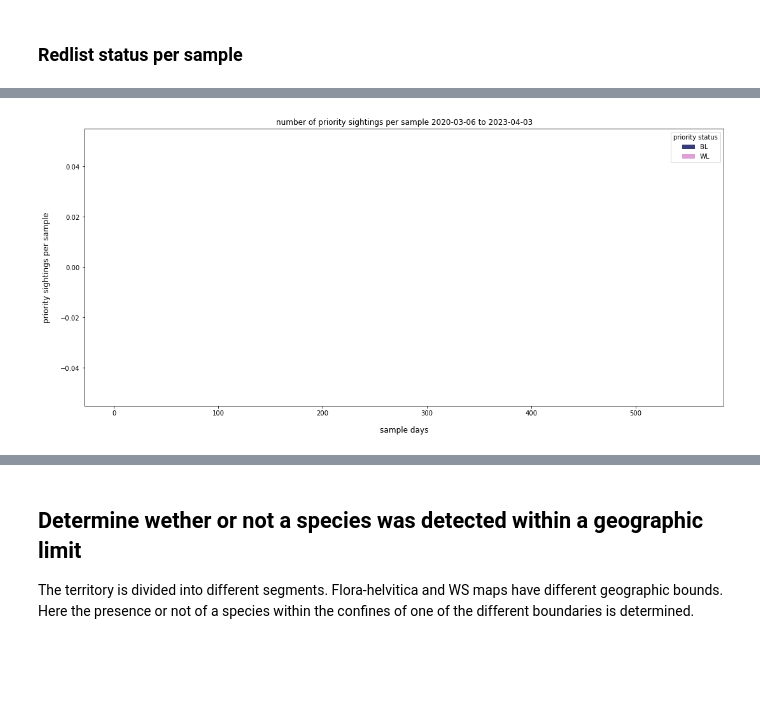
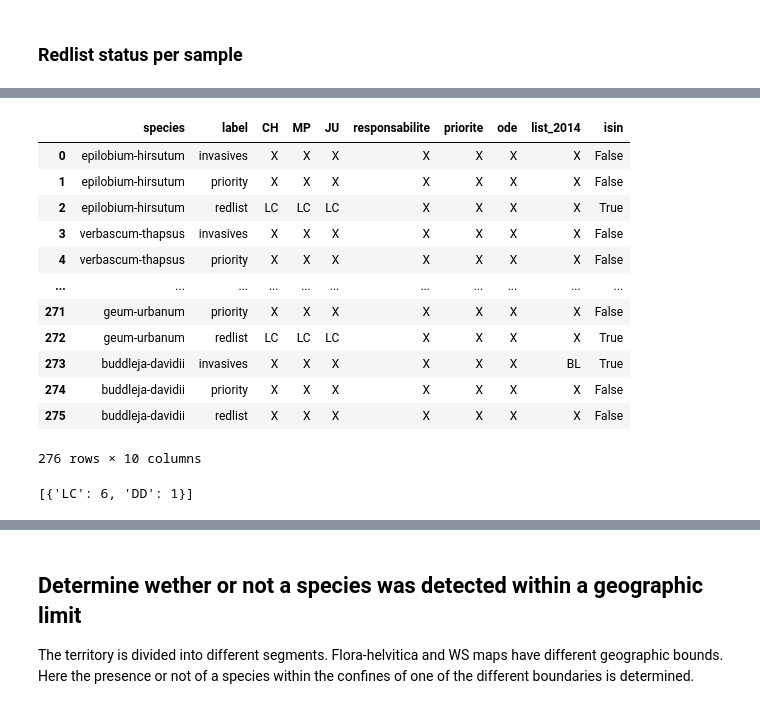
Before and after one commit to thorerismann/flora-buckets, a Jupyter notebook: species_watch_lists.ipynb, the cells around one changed output, grey strips where cells are left out. Drawn from its saved outputs; the diff is of its cells as text; code cells hidden in the pictures; blank space fills up the shorter version.

```diff
--- a/species_watch_lists.ipynb
+++ b/species_watch_lists.ipynb
@@ -566,17 +896,54 @@ totals
-# %%
-
-fig, ax = plt.subplots(figsize=(18,8))
-
-ax = simple_stacked_bar(ax,ps, categories, bottom=0)
-
-ax.set_ylabel("priority sightings per sample", fontsize=12, labelpad=15)
-ax.set_xlabel("sample days", fontsize=12, labelpad=15)
-ax.set_title(f"number of priority sightings per sample {mindate} to {maxdate}")
-# ax.xaxis.set_major_locator(MaxNLocator(integer=True))
-handles, labels = plt.gca().get_legend_handles_labels()
-by_label = dict(zip(labels, handles))
-plt.legend(by_label.values(), by_label.keys(), title="priority status")
-plt.show()
-# %% [output]
-[figure, removed]
+# %%
+sr
+# %% [output]
+|  | species | label | CH | MP | JU | responsabilite | priorite | ode | list_2014 | isin |
+| 0 | epilobium-hirsutum | invasives | X | X | X | X | X | X | X | False |
+| 1 | epilobium-hirsutum | priority | X | X | X | X | X | X | X | False |
+| 2 | epilobium-hirsutum | redlist | LC | LC | LC | X | X | X | X | True |
+| 3 | verbascum-thapsus | invasives | X | X | X | X | X | X | X | False |
+| 4 | verbascum-thapsus | priority | X | X | X | X | X | X | X | False |
+| ... | ... | ... | ... | ... | ... | ... | ... | ... | ... | ... |
+| 271 | geum-urbanum | priority | X | X | X | X | X | X | X | False |
+| 272 | geum-urbanum | redlist | LC | LC | LC | X | X | X | X | True |
+| 273 | buddleja-davidii | invasives | X | X | X | X | X | X | BL | True |
+| 274 | buddleja-davidii | priority | X | X | X | X | X | X | X | False |
+| 275 | buddleja-davidii | redlist | X | X | X | X | X | X | X | False |
+276 rows × 10 columns
+# %%
+# surveys of interest
+somesurveys = surveys.loc_date.unique()
+
+# identify the surveys of interest
+mysurveys = somesurveys[53:74]
+
+# slice the data to those surveys
+a_subset = surveys[surveys.loc_date.isin(mysurveys)].copy()
+a_subset["date"] = pd.to_datetime(a_subset["date"])
+a_subset.sort_values(by="date", inplace=True)
+
+mindate = a_subset["date"].min().date()
+maxdate = a_subset["date"].max().date()
+
+# # for each sample establish the list status of the identified species
+species_to_list = define_list_membership(a_subset.species.unique(), the_lists, contains=False)
+
+# for each survey in the subset summarize the species status:
+ssp= {}
+for eachday in samps:
+
+    aday = a_subset[a_subset.loc_date == eachday]
+    objs =  make_a_collection_of_objects(aday.species.unique(), species_to_list)
+    adaystatus = summarize_species_objects(objs, list_labels)
+    ssp.update({eachday:adaystatus})
+
+# samples from ssp
+rls1 = the_redlist_incidence_from_a_collection_of_surveys(ssp[mysurveys[13]], cols= ar, alist="redlist", norm=False)
+rls2 = the_redlist_incidence_from_a_collection_of_surveys(ssp[mysurveys[11]], cols= ar, alist="redlist", norm=False)
+rls3 = the_redlist_incidence_from_a_collection_of_surveys(ssp[mysurveys[12]], cols= ar, alist="redlist", norm=False)
+
+# remove the identifiers and calculate the aggregated total
+singles = [x["redlist"]["MP"] for x in [rls1]]
+singles
+# %% [output]
+[{'LC': 6, 'DD': 1}]
 # %%
```
Also changed, not shown: parts of 54 cells of this notebook, 4 other files.
